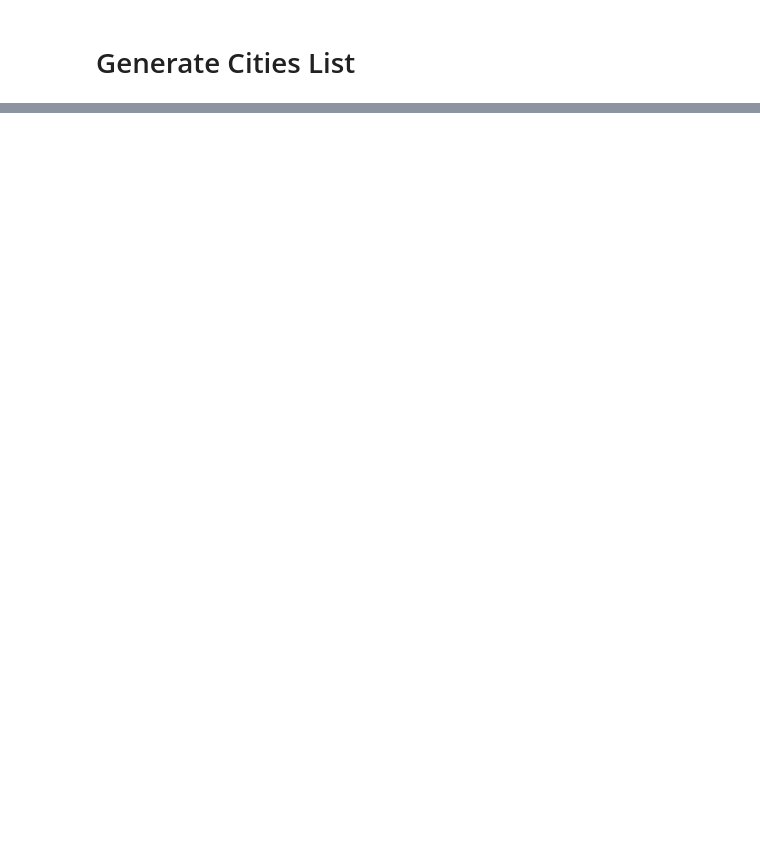
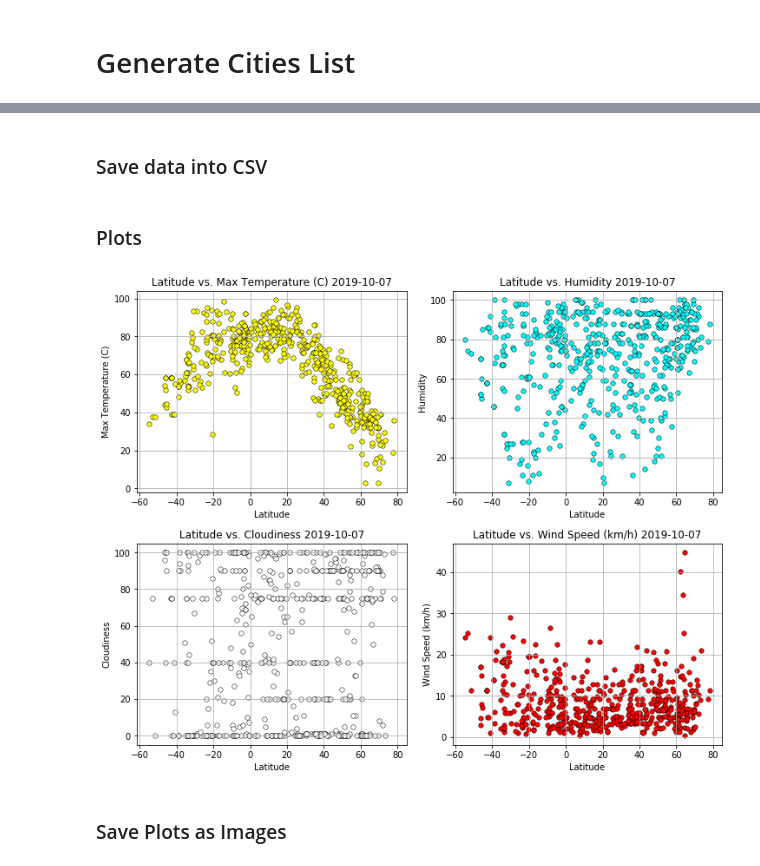
Before and after one commit to david-kishi/python-api-challenge, a Jupyter notebook: WeatherPy.ipynb, the cells around one changed output, grey strips where cells are left out. Drawn from its saved outputs; the diff is of its cells as text; code cells hidden in the pictures; blank space fills up the shorter version.

```diff
--- a/WeatherPy.ipynb
+++ b/WeatherPy.ipynb
@@ -55,0 +137,4 @@ len(cities)
+# %%
+weather_df = pd.DataFrame(info)
+weather_df.info()
+weather_df.head()
@@ -55,0 +162,2 @@ len(cities)
+# %% [markdown]
+### Save data into CSV
@@ -55,0 +166,34 @@ len(cities)
+# %% [markdown]
+### Plots
+# %%
+fig, ax = plt.subplots(2, 2,
+                       figsize=(10,8),
+                       constrained_layout=True)
+
+# Common traits
+for i in range(2):
+    for j in range(2):
+        ax[i,j].set_xlabel("Latitude")
+        ax[i,j].grid()
+
+ax[0,0].scatter(weather_df.Lat, weather_df['Max Temp'], marker='o', s=30, c='yellow', edgecolor='black', linewidth='0.5')
+ax[0,0].set_title(f"Latitude vs. Max Temperature (C) {date}")
+ax[0,0].set_ylabel("Max Temperature (C)")
+
+ax[0,1].scatter(weather_df.Lat, weather_df['Humidity'], marker='o', s=30, c='cyan', edgecolor='black', linewidth='0.5')
+ax[0,1].set_title(f"Latitude vs. Humidity {date}")
+ax[0,1].set_ylabel("Humidity")
+
+ax[1,0].scatter(weather_df.Lat, weather_df['Cloudiness'], marker='o', s=30, c='white', edgecolor='black', linewidth='0.5')
+ax[1,0].set_title(f"Latitude vs. Cloudiness {date}")
+ax[1,0].set_ylabel("Cloudiness")
+
+ax[1,1].scatter(weather_df.Lat, weather_df['Wind Speed'], marker='o', s=30, c='red', edgecolor='black', linewidth='0.5')
+ax[1,1].set_title(f"Latitude vs. Wind Speed (km/h) {date}")
+ax[1,1].set_ylabel("Wind Speed (km/h)")
+
+plt.show()
+# %% [output]
+[figure, added]
+# %% [markdown]
+### Save Plots as Images
```
Also changed, not shown: parts of 10 cells of this notebook, 3 other files.
